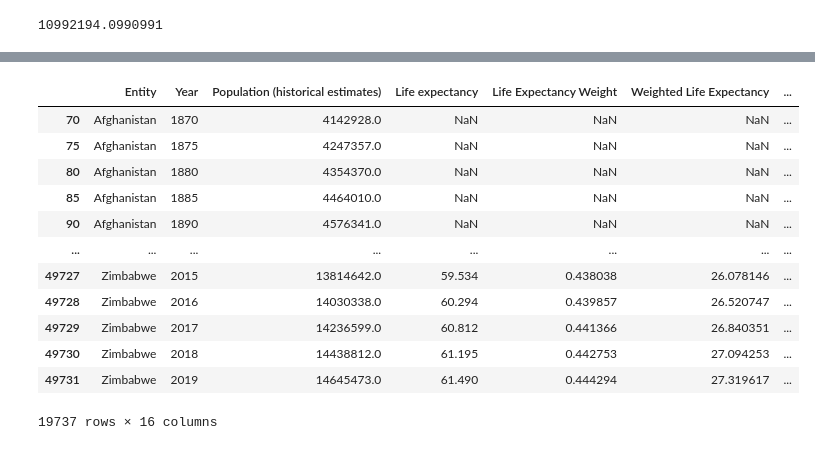
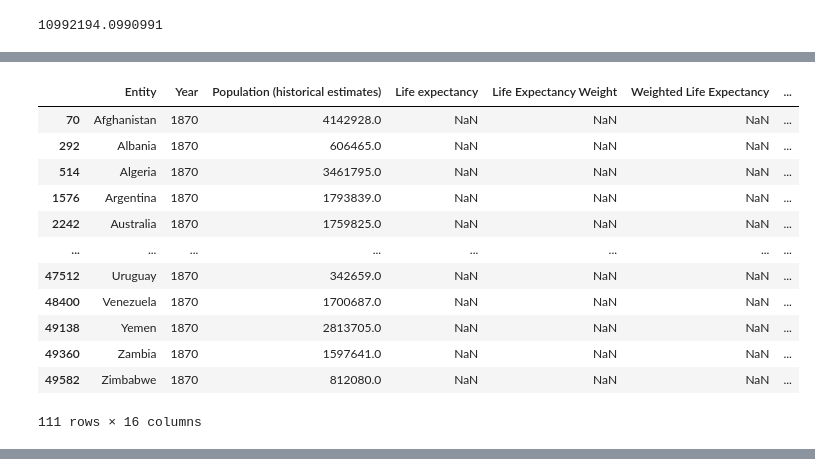
Before and after one commit to jcarballo1/cs5395-project1, a Jupyter notebook: Project1_V2.ipynb, the cells around one changed output, grey strips where cells are left out. Saved outputs shown, nothing was run; the diff lists cells and outputs as text; code cells hidden in the pictures.

```diff
--- a/Project1_V2.ipynb
+++ b/Project1_V2.ipynb
@@ -177,2 +178,18 @@ factors.loc[(factors['Year'] == 1870) & (pd.notna(factors['Life expectancy']))]
+# %%
+factors.loc[factors['Year'] == 1870]
+# %% [output]
+|  | Entity | Year | Population (historical estimates) | Life expectancy | Life Expectancy Weight | Weighted Life Expectancy | ... |
+| 70 | Afghanistan | 1870 | 4142928.0 | NaN | NaN | NaN | ... |
+| 292 | Albania | 1870 | 606465.0 | NaN | NaN | NaN | ... |
+| 514 | Algeria | 1870 | 3461795.0 | NaN | NaN | NaN | ... |
+| 1576 | Argentina | 1870 | 1793839.0 | NaN | NaN | NaN | ... |
+| 2242 | Australia | 1870 | 1759825.0 | NaN | NaN | NaN | ... |
+| ... | ... | ... | ... | ... | ... | ... | ... |
+| 47512 | Uruguay | 1870 | 342659.0 | NaN | NaN | NaN | ... |
+| 48400 | Venezuela | 1870 | 1700687.0 | NaN | NaN | NaN | ... |
+| 49138 | Yemen | 1870 | 2813705.0 | NaN | NaN | NaN | ... |
+| 49360 | Zambia | 1870 | 1597641.0 | NaN | NaN | NaN | ... |
+| 49582 | Zimbabwe | 1870 | 812080.0 | NaN | NaN | NaN | ... |
+111 rows × 16 columns
 # %%
 # go through all rows of dataframe and find weights for all factors based on year and that factor column is not nan
@@ -244,16 +241,0 @@ for year in range(1800, 2022):
-# %%
-factors
-# %% [output]
-|  | Entity | Year | Population (historical estimates) | Life expectancy | Life Expectancy Weight | Weighted Life Expectancy | ... |
-| 70 | Afghanistan | 1870 | 4142928.0 | NaN | NaN | NaN | ... |
-| 75 | Afghanistan | 1875 | 4247357.0 | NaN | NaN | NaN | ... |
-| 80 | Afghanistan | 1880 | 4354370.0 | NaN | NaN | NaN | ... |
-| 85 | Afghanistan | 1885 | 4464010.0 | NaN | NaN | NaN | ... |
-| 90 | Afghanistan | 1890 | 4576341.0 | NaN | NaN | NaN | ... |
-| ... | ... | ... | ... | ... | ... | ... | ... |
-| 49727 | Zimbabwe | 2015 | 13814642.0 | 59.534 | 0.438038 | 26.078146 | ... |
-| 49728 | Zimbabwe | 2016 | 14030338.0 | 60.294 | 0.439857 | 26.520747 | ... |
-| 49729 | Zimbabwe | 2017 | 14236599.0 | 60.812 | 0.441366 | 26.840351 | ... |
-| 49730 | Zimbabwe | 2018 | 14438812.0 | 61.195 | 0.442753 | 27.094253 | ... |
-| 49731 | Zimbabwe | 2019 | 14645473.0 | 61.490 | 0.444294 | 27.319617 | ... |
-19737 rows × 16 columns
```
Also changed, not shown: parts of 15 cells of this notebook.
